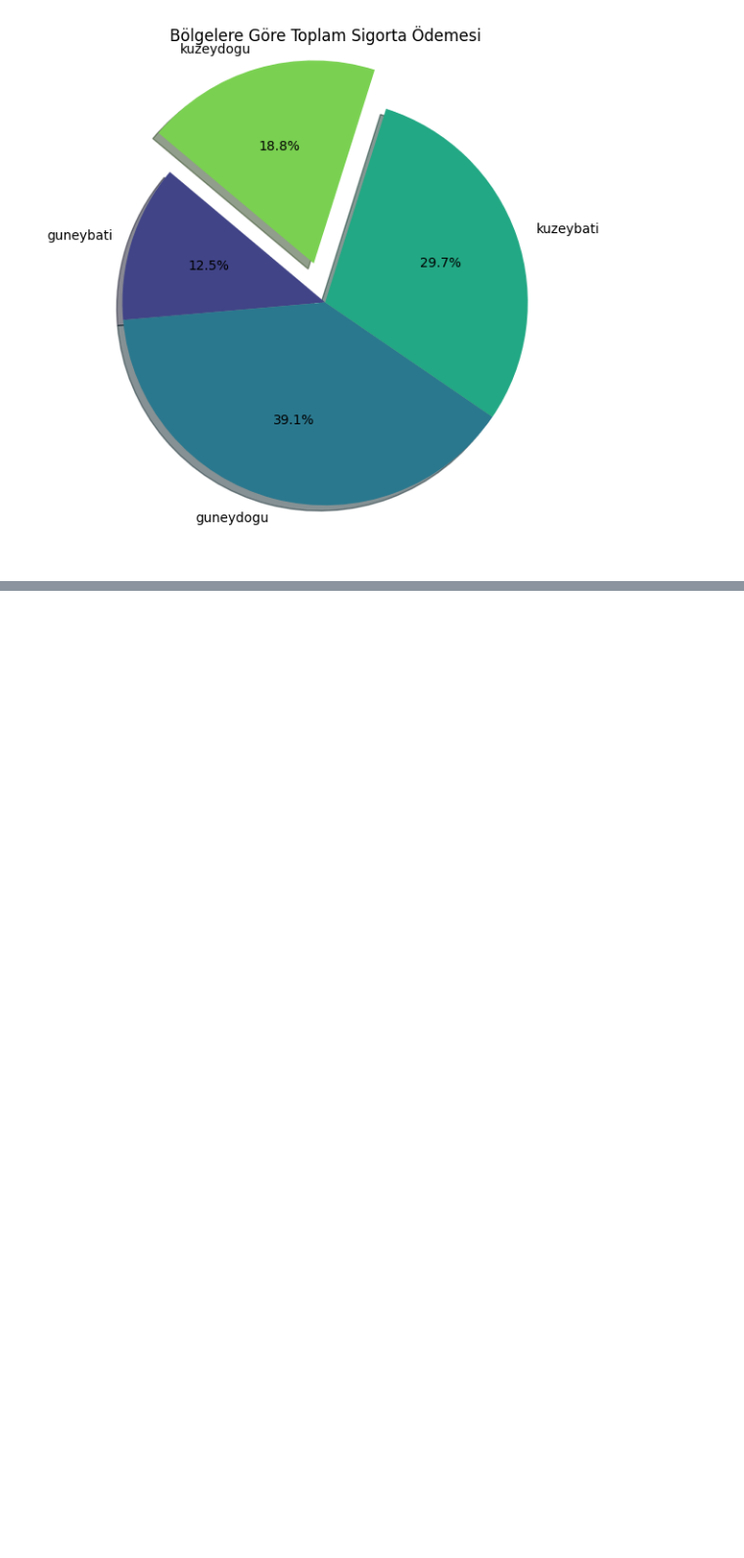
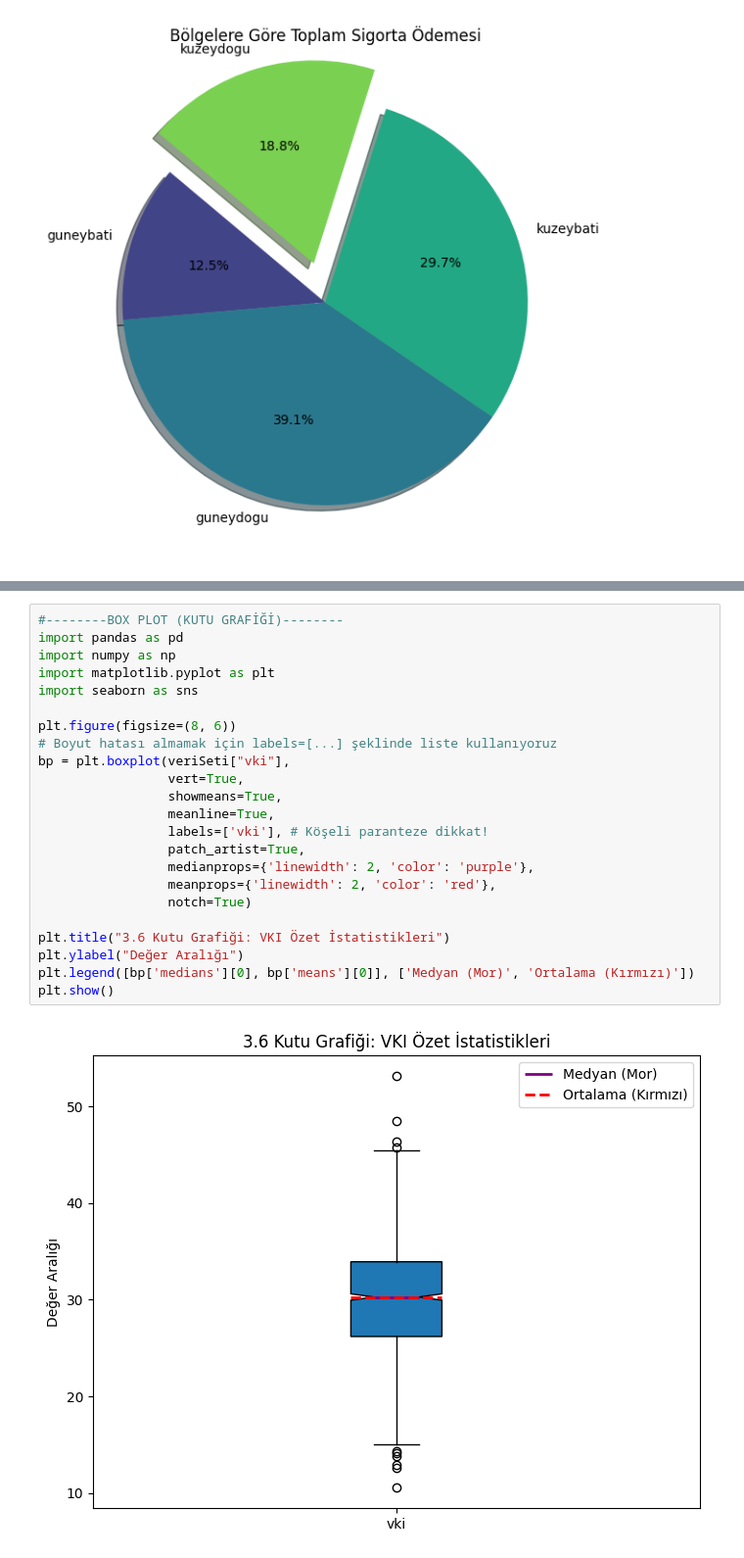
Before and after one commit to edaoney/PythonCalismalari, a Jupyter notebook: Veri_Gorsellestirme.ipynb, the cells around one changed output, grey strips where cells are left out. Shown at 98% size. Drawn from its saved outputs; the diff is of its cells as text; blank space fills up the shorter version.

```diff
--- a/Veri_Gorsellestirme.ipynb
+++ b/Veri_Gorsellestirme.ipynb
@@ -154,0 +263,25 @@ plt.scatter(x, y, color="blue")  #plt.scatter:"nokta grafiği çiz" komutudur.
+# %%
+#--------BOX PLOT (KUTU GRAFİĞİ)--------
+import pandas as pd
+import numpy as np
+import matplotlib.pyplot as plt
+import seaborn as sns
+
+plt.figure(figsize=(8, 6))
+# Boyut hatası almamak için labels=[...] şeklinde liste kullanıyoruz
+bp = plt.boxplot(veriSeti["vki"],
+                 vert=True,
+                 showmeans=True,
+                 meanline=True,
+                 labels=['vki'], # Köşeli paranteze dikkat!
+                 patch_artist=True,
+                 medianprops={'linewidth': 2, 'color': 'purple'},
+                 meanprops={'linewidth': 2, 'color': 'red'},
+                 notch=True)
+
+plt.title("3.6 Kutu Grafiği: VKI Özet İstatistikleri")
+plt.ylabel("Değer Aralığı")
+plt.legend([bp['medians'][0], bp['means'][0]], ['Medyan (Mor)', 'Ortalama (Kırmızı)'])
+plt.show()
+# %% [output]
+[figure, added]
```
Also changed, not shown: parts of 5 cells of this notebook.
